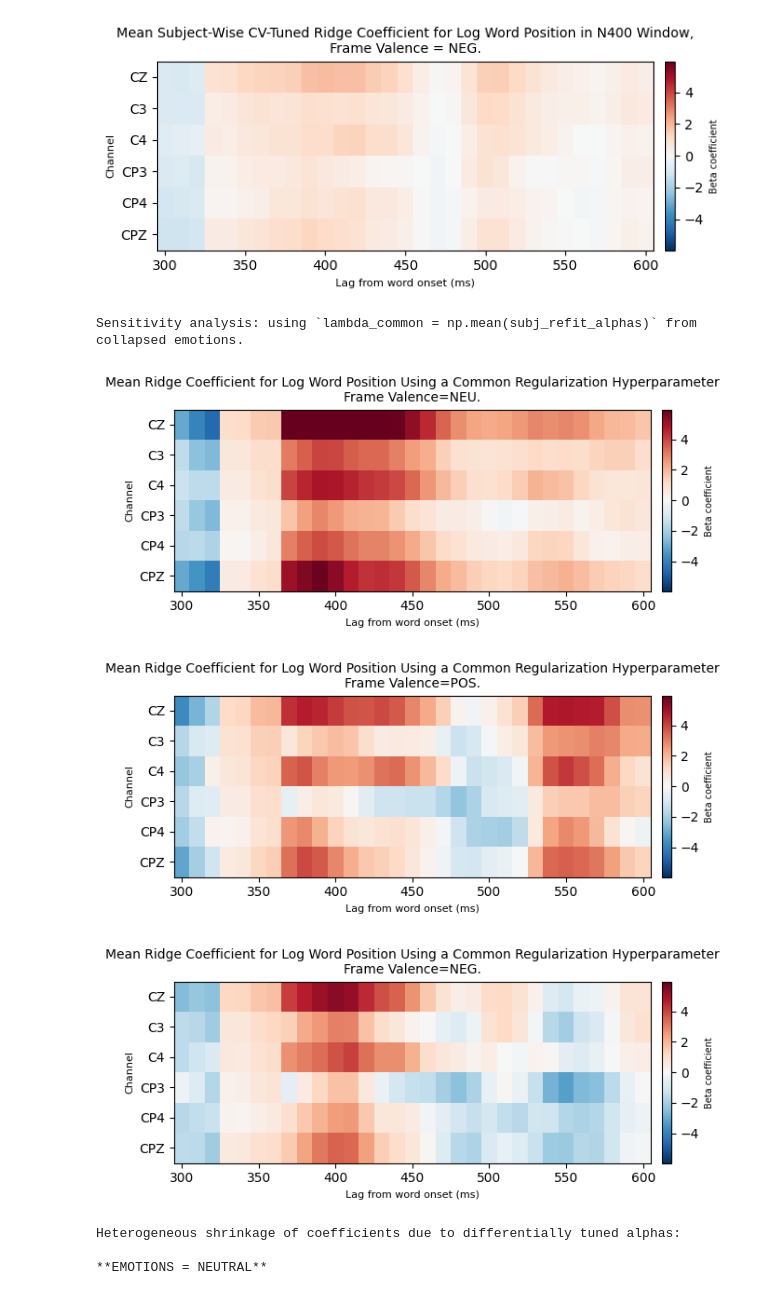
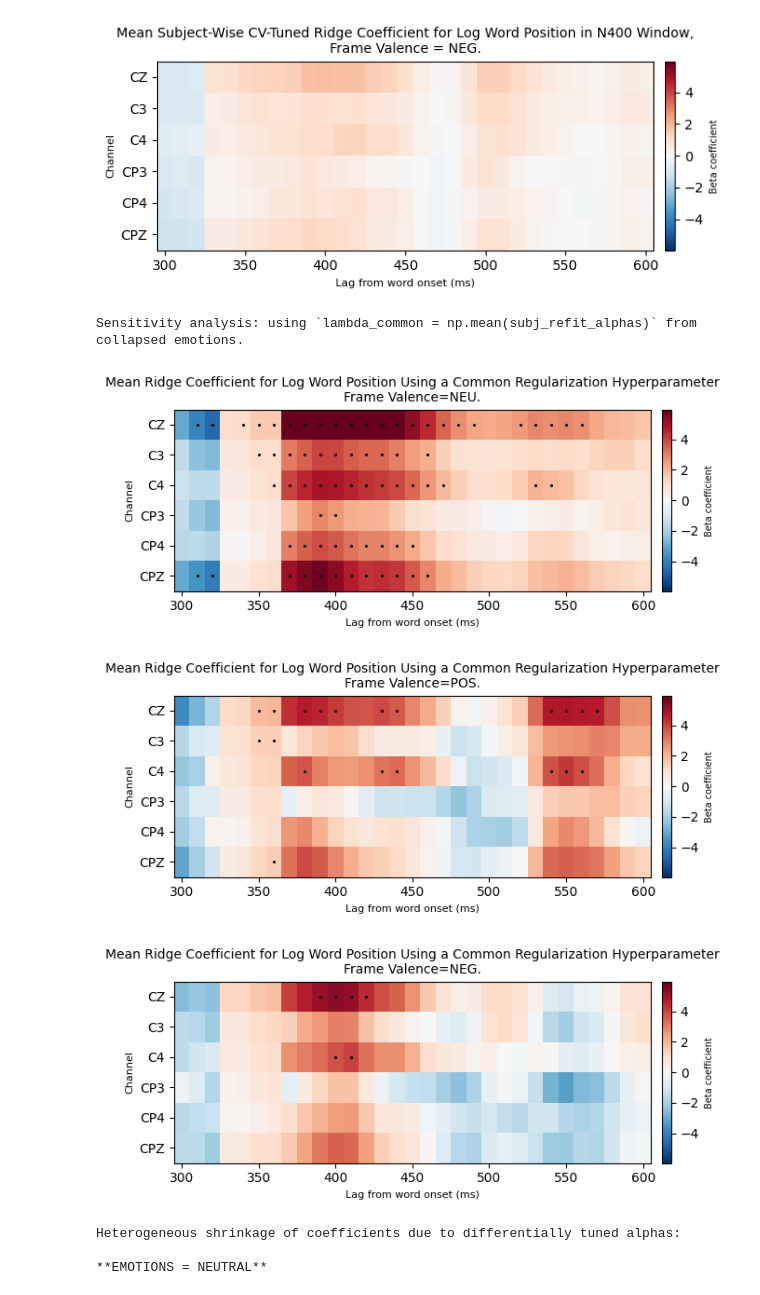
Before and after one commit to amandalin047/Updating_rERP_2023, a Jupyter notebook: deconvolution/deconv_v4.ipynb, the cells around one changed output. Drawn from its saved outputs; the diff is of its cells as text; code cells hidden in the pictures.

```diff
--- a/deconvolution/deconv_v4.ipynb
+++ b/deconvolution/deconv_v4.ipynb
@@ -1052,27 +1052,27 @@ figs_with_emo = {key: time_window_heatmap(coefs,
 # %%
 print("Sensitivity analysis: using `lambda_common = np.mean(subj_refit_alphas)` from collapsed emotions.")
 n400_coefs_with_emo_lambda_common = {key: get_time_window_coefs(val[1],
                                                   n_predictors=2,
                                                   intercept_index=0,
                                                   beta_index=1,
                                                   time_window=(0.3, 0.6),
                                                   sfreq=100.0,
                                                   sig_thresh=0.05)
                                                   for key, val in refit_with_emo_lambda_common.items()}
 figs_with_emo_lambda_common = {key: time_window_heatmap(coefs,
                                           time_window=(0.3, 0.6),
                                           dt=10,
                                           ch_roi=ch_roi,
-                                          show_sig=False,
+                                          show_sig=True,
                                           vmin=-vmin, vmax=vmax,
                                           component_name="N400",
                                           alt_title=f"Mean Ridge Coefficient for Log Word Position Using a Common Regularization Hyperparameter\nFrame Valence={key.upper()}.")
                                           for key, coefs in n400_coefs_with_emo_lambda_common.items()}
 # %% [output]
 Sensitivity analysis: using `lambda_common = np.mean(subj_refit_alphas)` from collapsed emotions.
-[figure, old version]
+[figure, new version]
-[figure, old version]
+[figure, new version]
-[figure, old version]
+[figure, new version]
 # %%
 print("Heterogeneous shrinkage of coefficients due to differentially tuned alphas:\n")
 print(f"**EMOTIONS = {emotions_for_display['neu']}**")
```
Also changed, not shown: parts of 4 cells of this notebook.
